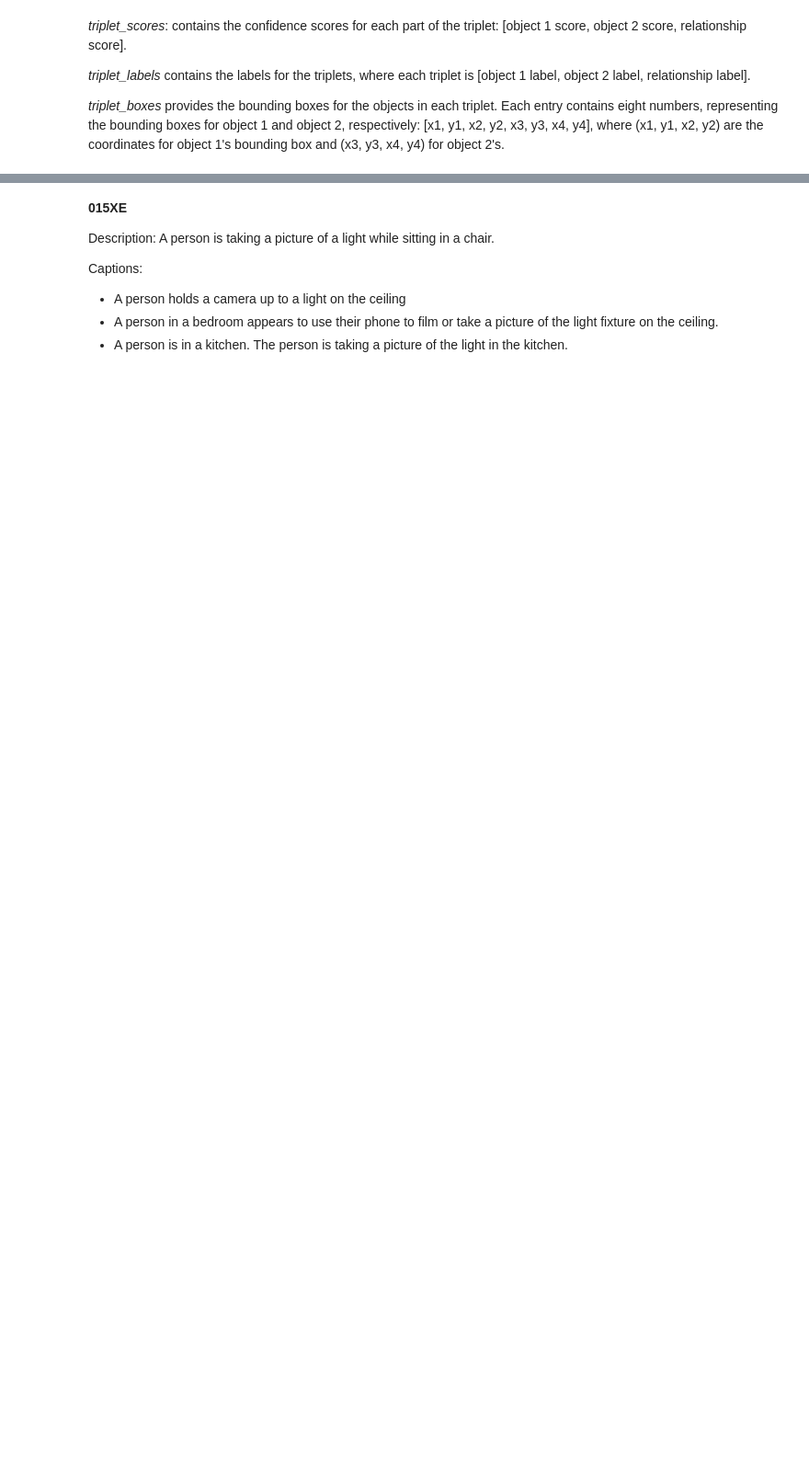
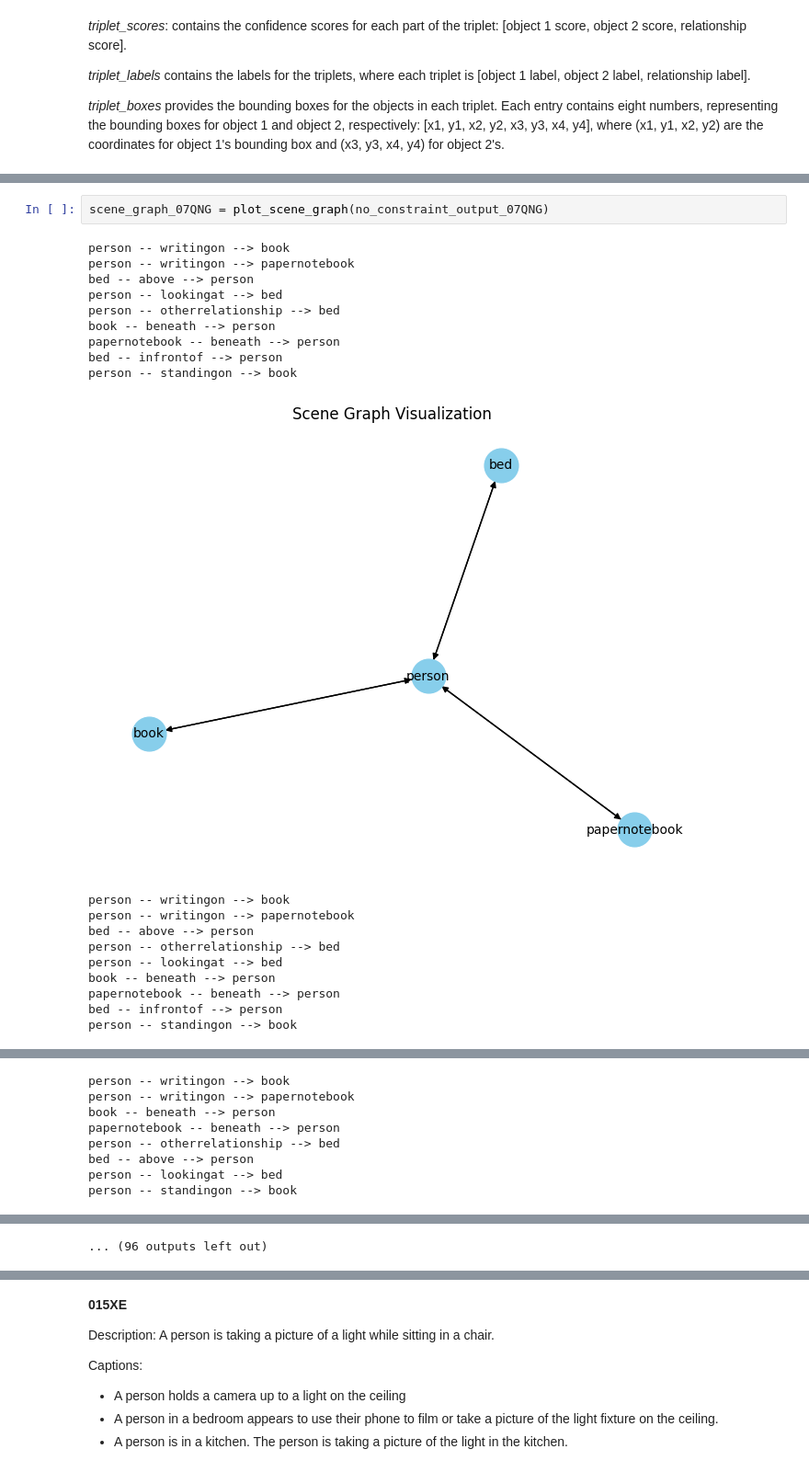
Before and after one commit to palimisis/sgg-llm, a Jupyter notebook: predcls_vis.ipynb, the cells around one changed output, grey strips where cells are left out. Shown at 92% size. Drawn from its saved outputs; the diff is of its cells as text; blank space fills up the shorter version.

```diff
--- a/predcls_vis.ipynb
+++ b/predcls_vis.ipynb
@@ -370,0 +135,22 @@ person -- notlookingat --> floor
+# %%
+scene_graph_07QNG = plot_scene_graph(no_constraint_output_07QNG)
+# %% [output]
+person -- writingon --> book
+person -- writingon --> papernotebook
+bed -- above --> person
+person -- lookingat --> bed
+person -- otherrelationship --> bed
+book -- beneath --> person
+papernotebook -- beneath --> person
+bed -- infrontof --> person
+person -- standingon --> book
+[figure, added]
+person -- writingon --> book
+person -- writingon --> papernotebook
+bed -- above --> person
+person -- otherrelationship --> bed
+person -- lookingat --> bed
+book -- beneath --> person
+papernotebook -- beneath --> person
+bed -- infrontof --> person
+person -- standingon --> book
@@ -370,0 +158,8 @@ person -- notlookingat --> floor
+person -- writingon --> book
+person -- writingon --> papernotebook
+book -- beneath --> person
+papernotebook -- beneath --> person
+person -- otherrelationship --> bed
+bed -- above --> person
+person -- lookingat --> bed
+person -- standingon --> book
@@ -370,0 +196 @@ person -- notlookingat --> floor
+... (96 outputs left out)
```
Also changed, not shown: parts of 38 cells of this notebook.
